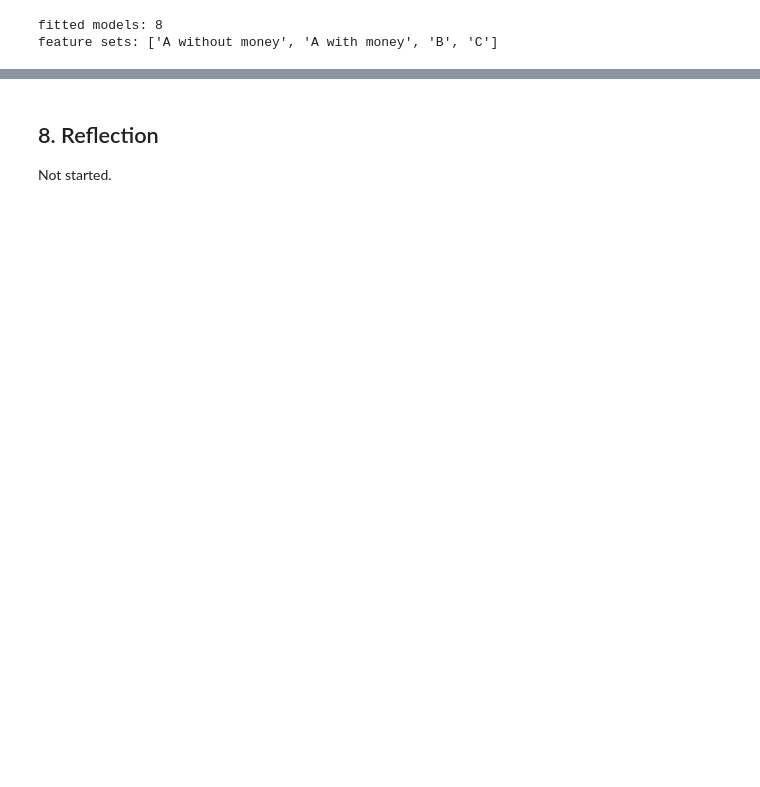
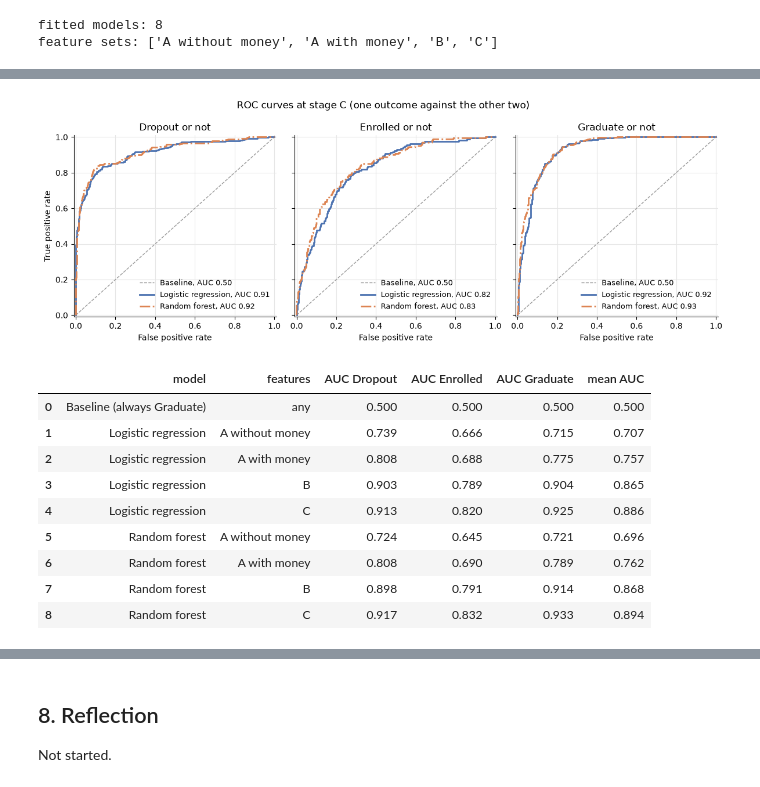
Before and after one commit to rohitt313/CIS-4020, a Jupyter notebook: cis4020_a1_starter.ipynb, the cells around one changed output, grey strips where cells are left out. Cells and saved outputs as stored; diff of their text form; code cells hidden in the pictures; blank space fills up the shorter version.

```diff
--- a/cis4020_a1_starter.ipynb
+++ b/cis4020_a1_starter.ipynb
@@ -1720,0 +1793,68 @@ Not started. Accuracy of the chosen model as the training set grows.
+# %%
+def outcome_chances(model_name, set_name):
+    """Predicted chance of each outcome for the test students."""
+    if model_name == BASELINE_NAME:
+        fitted, columns = baseline, list(X_test.columns)
+    else:
+        fitted, columns = stage_models[(model_name, set_name)], FEATURE_SETS[set_name]
+    return pd.DataFrame(
+        fitted.predict_proba(X_test[columns]), columns=fitted.classes_, index=X_test.index
+    )
+
+
+curve_styles = {
+    BASELINE_NAME: ("#9A9A9A", "--"),
+    "Logistic regression": ("#4C72B0", "-"),
+    "Random forest": ("#DD8452", "-."),
+}
+fig, axes = plt.subplots(1, 3, figsize=(12, 4.4), sharey=True)
+for ax, outcome in zip(axes, CLASSES):
+    is_outcome = (y_test == outcome).to_numpy()
+    for name, (color, style) in curve_styles.items():
+        chance = outcome_chances(name, "C")[outcome]
+        false_positive, true_positive, _ = roc_curve(is_outcome, chance)
+        auc = roc_auc_score(is_outcome, chance)
+        ax.plot(
+            false_positive,
+            true_positive,
+            color=color,
+            linestyle=style,
+            linewidth=1 if name == BASELINE_NAME else 2,
+            label=f"{name.split(' (')[0]}, AUC {auc:.2f}",
+        )
+    ax.set_title(f"{outcome} or not")
+    ax.set_xlabel("False positive rate")
+    ax.set_xlim(-0.01, 1.01)
+    ax.set_ylim(-0.01, 1.01)
+    ax.grid(color="#E6E6E6", linewidth=0.8)
+    ax.set_axisbelow(True)
+    ax.spines["top"].set_visible(False)
+    ax.spines["right"].set_visible(False)
+    ax.legend(loc="lower right", frameon=False, fontsize=9)
+axes[0].set_ylabel("True positive rate")
+fig.suptitle("ROC curves at stage C (one outcome against the other two)")
+fig.tight_layout()
+plt.show()
+
+auc_rows = []
+for model_name, set_name in [(BASELINE_NAME, "any"), *stage_models]:
+    chances = outcome_chances(model_name, set_name)
+    row = {"model": model_name, "features": set_name}
+    for outcome in CLASSES:
+        row[f"AUC {outcome}"] = roc_auc_score((y_test == outcome).to_numpy(), chances[outcome])
+    row["mean AUC"] = np.mean([row[f"AUC {outcome}"] for outcome in CLASSES])
+    auc_rows.append(row)
+auc_results = pd.DataFrame(auc_rows)
+display(auc_results.round(3))
+# %% [output]
+[figure, added]
+|  | model | features | AUC Dropout | AUC Enrolled | AUC Graduate | mean AUC |
+| 0 | Baseline (always Graduate) | any | 0.500 | 0.500 | 0.500 | 0.500 |
+| 1 | Logistic regression | A without money | 0.739 | 0.666 | 0.715 | 0.707 |
+| 2 | Logistic regression | A with money | 0.808 | 0.688 | 0.775 | 0.757 |
+| 3 | Logistic regression | B | 0.903 | 0.789 | 0.904 | 0.865 |
+| 4 | Logistic regression | C | 0.913 | 0.820 | 0.925 | 0.886 |
+| 5 | Random forest | A without money | 0.724 | 0.645 | 0.721 | 0.696 |
+| 6 | Random forest | A with money | 0.808 | 0.690 | 0.789 | 0.762 |
+| 7 | Random forest | B | 0.898 | 0.791 | 0.914 | 0.868 |
+| 8 | Random forest | C | 0.917 | 0.832 | 0.933 | 0.894 |
```
Also changed, not shown: parts of 55 cells of this notebook.
